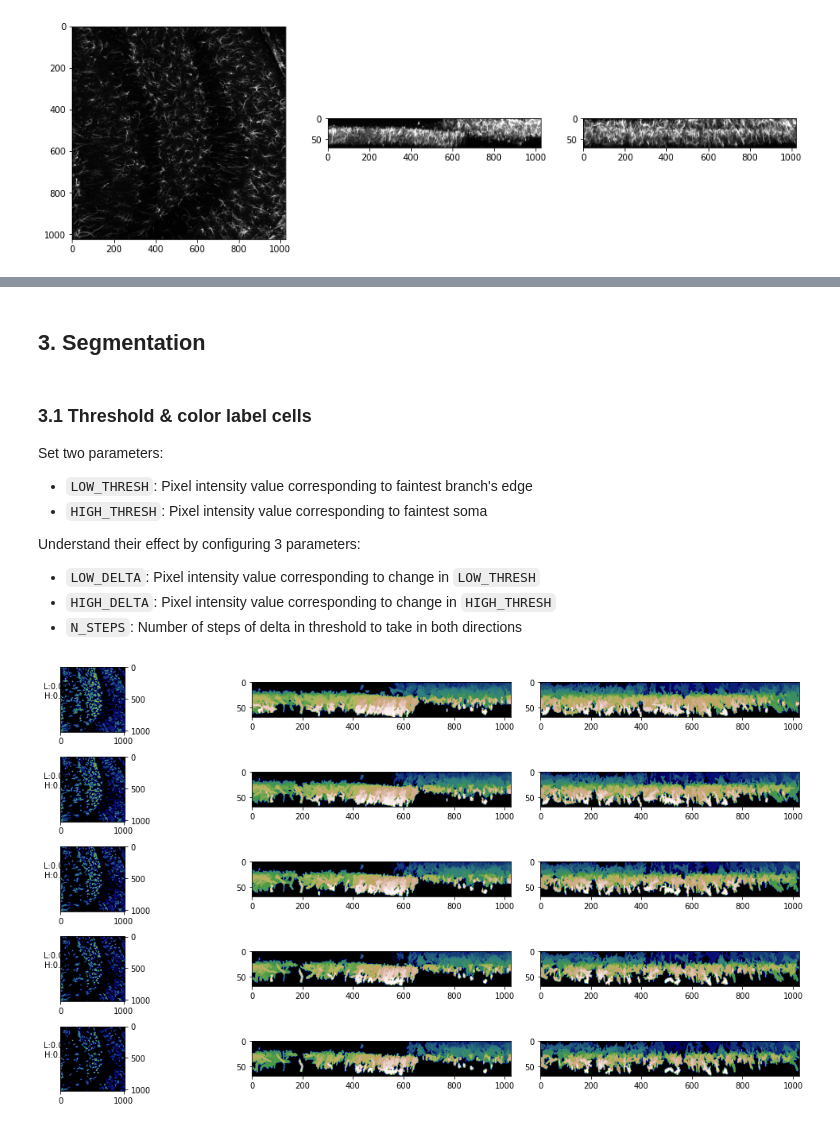
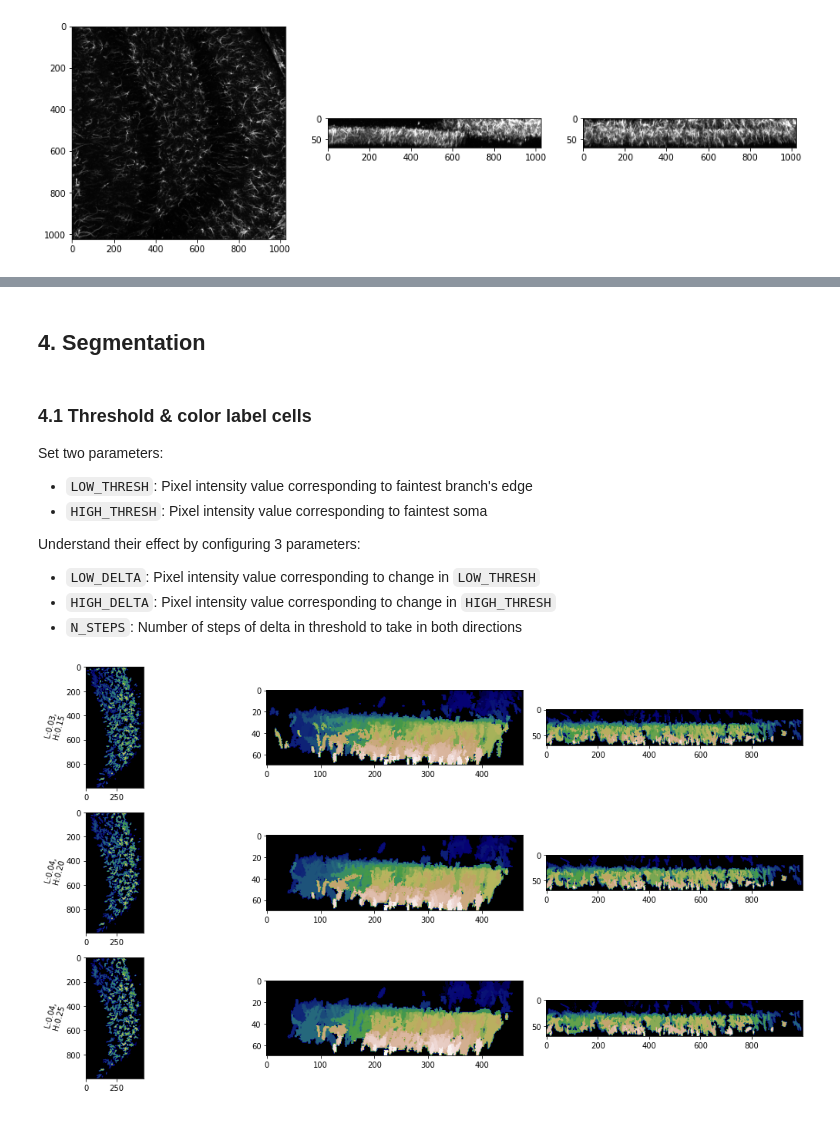
Before and after one commit to swanandlab/SMorph, a Jupyter notebook: autocrop.ipynb, the cells around one changed output, grey strips where cells are left out. Drawn from its saved outputs; the diff is of its cells as text; code cells hidden in the pictures.

```diff
--- a/autocrop.ipynb
+++ b/autocrop.ipynb
@@ -48,0 +51,3 @@ view_3D({'data': original, 'colormap': 'gray', 'name': 'original'},
+# %%
+%matplotlib widget
+linebuilder = ac.select_ROI(denoised)
@@ -48,0 +56,4 @@ view_3D({'data': original, 'colormap': 'gray', 'name': 'original'},
+# %%
+%matplotlib inline
+denoised = ac.mask_ROI(denoised, linebuilder)
+ac.projectXYZ(denoised, .5, .5, 1)
@@ -49,10 +62,10 @@ view_3D({'data': original, 'colormap': 'gray', 'name': 'original'},
 # %% [markdown]
-## 3. Segmentation
+## 4. Segmentation
 # %%
 # Edge filtering to determine cell domains
 edge_filtered = ac.filter_edges(denoised)
 # %% [markdown]
-### 3.1 Threshold & color label cells
+### 4.1 Threshold & color label cells
 
 Set two parameters:
 - `LOW_THRESH`: Pixel intensity value corresponding to faintest branch's edge
@@ -63,18 +76,18 @@ Understand their effect by configuring 3 parameters:
 - `HIGH_DELTA`: Pixel intensity value corresponding to change in `HIGH_THRESH`
 - `N_STEPS`: Number of steps of delta in threshold to take in both directions
 # %%
-LOW_THRESH = .06
-HIGH_THRESH = .45
+LOW_THRESH = .0375
+HIGH_THRESH = .20
 
-LOW_DELTA = .01
+LOW_DELTA = .0025
 HIGH_DELTA = .05
-N_STEPS = 2
+N_STEPS = 1
 
 results = ac.testThresholds(edge_filtered, .5, .5, 1, 'gist_earth',
                             LOW_THRESH, HIGH_THRESH, LOW_DELTA, HIGH_DELTA, N_STEPS)
 view_3D({'data': denoised, 'colormap': 'inferno', 'name': 'denoised'}, *results)
 # %% [output]
-[figure, old version]
+[figure, new version]
 # %%
 thresholded = ac.threshold(edge_filtered, LOW_THRESH, HIGH_THRESH)
 labels = ac.label_thresholded(thresholded)
```
Also changed, not shown: parts of 16 cells of this notebook, 2 other files.
